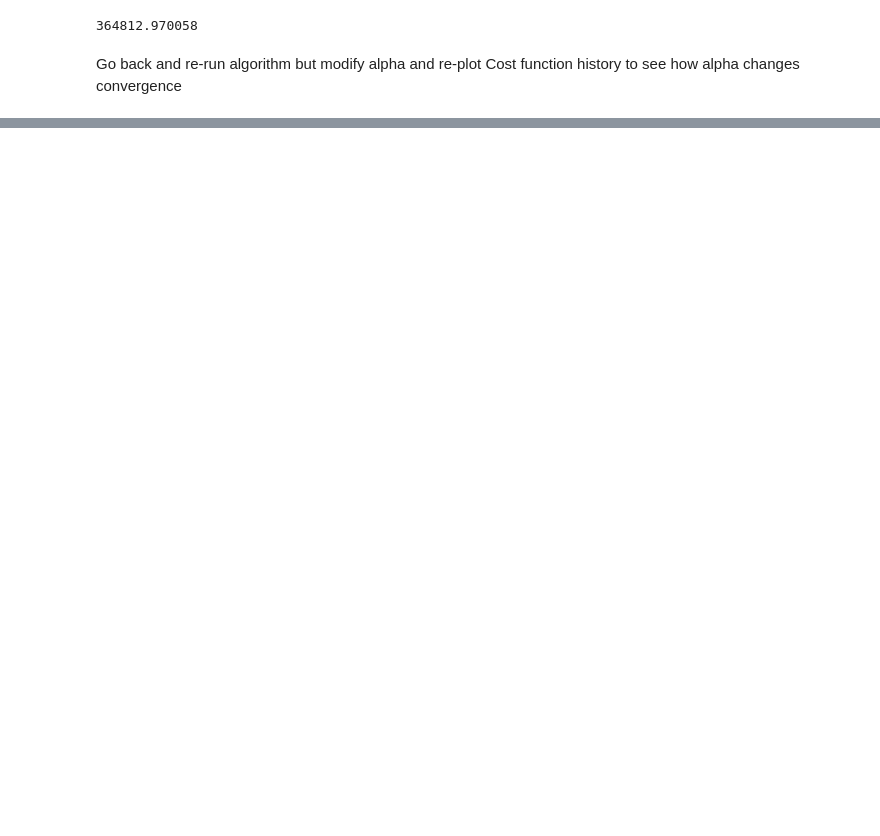
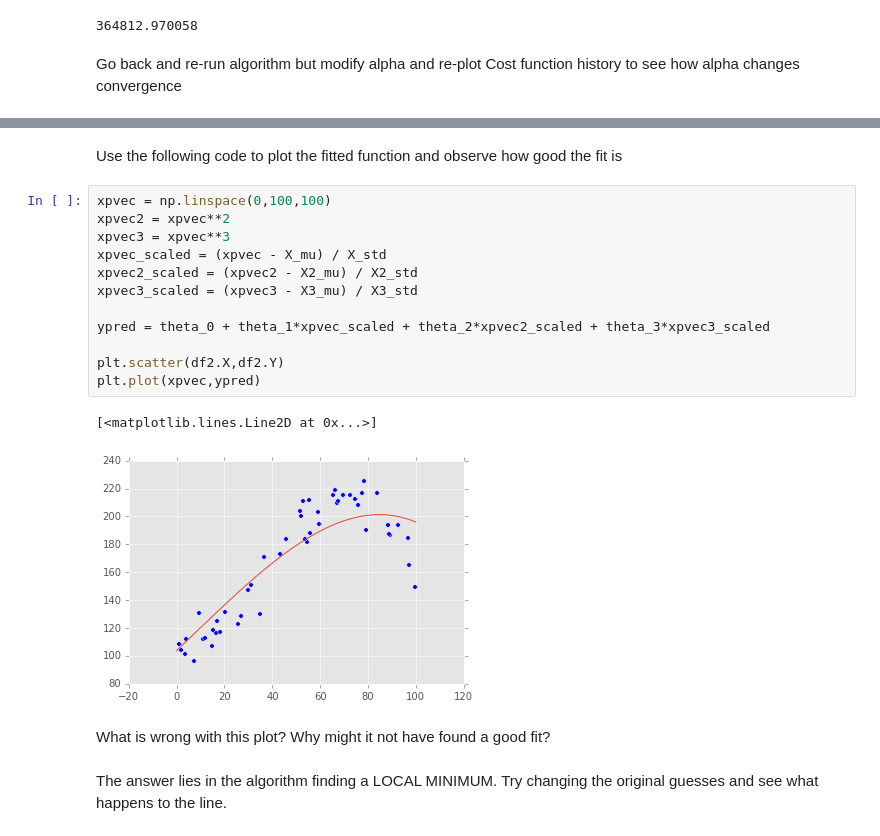
Before and after one commit to plthiyagu/training, a Jupyter notebook: Machine Learning/Exercises/Linear Regression with Multiple Features - Answers.ipynb, the cells around one changed output, grey strips where cells are left out. Drawn from its saved outputs; the diff is of its cells as text; blank space fills up the shorter version.

```diff
--- a/Machine Learning/Exercises/Linear Regression with Multiple Features - Answers.ipynb
+++ b/Machine Learning/Exercises/Linear Regression with Multiple Features - Answers.ipynb
@@ -140,0 +234,21 @@ Go back and re-run algorithm but modify alpha and re-plot Cost function history
+# %% [markdown]
+Use the following code to plot the fitted function and observe how good the fit is
+# %%
+xpvec = np.linspace(0,100,100)
+xpvec2 = xpvec**2
+xpvec3 = xpvec**3
+xpvec_scaled = (xpvec - X_mu) / X_std
+xpvec2_scaled = (xpvec2 - X2_mu) / X2_std
+xpvec3_scaled = (xpvec3 - X3_mu) / X3_std
+
+ypred = theta_0 + theta_1*xpvec_scaled + theta_2*xpvec2_scaled + theta_3*xpvec3_scaled
+
+plt.scatter(df2.X,df2.Y)
+plt.plot(xpvec,ypred)
+# %% [output]
+[<matplotlib.lines.Line2D at 0x...>]
+[figure, added]
+# %% [markdown]
+What is wrong with this plot? Why might it not have found a good fit?
+# %% [markdown]
+The answer lies in the algorithm finding a LOCAL MINIMUM. Try changing the original guesses and see what happens to the line.
```
Also changed, not shown: parts of 27 cells of this notebook, 4 other files.
